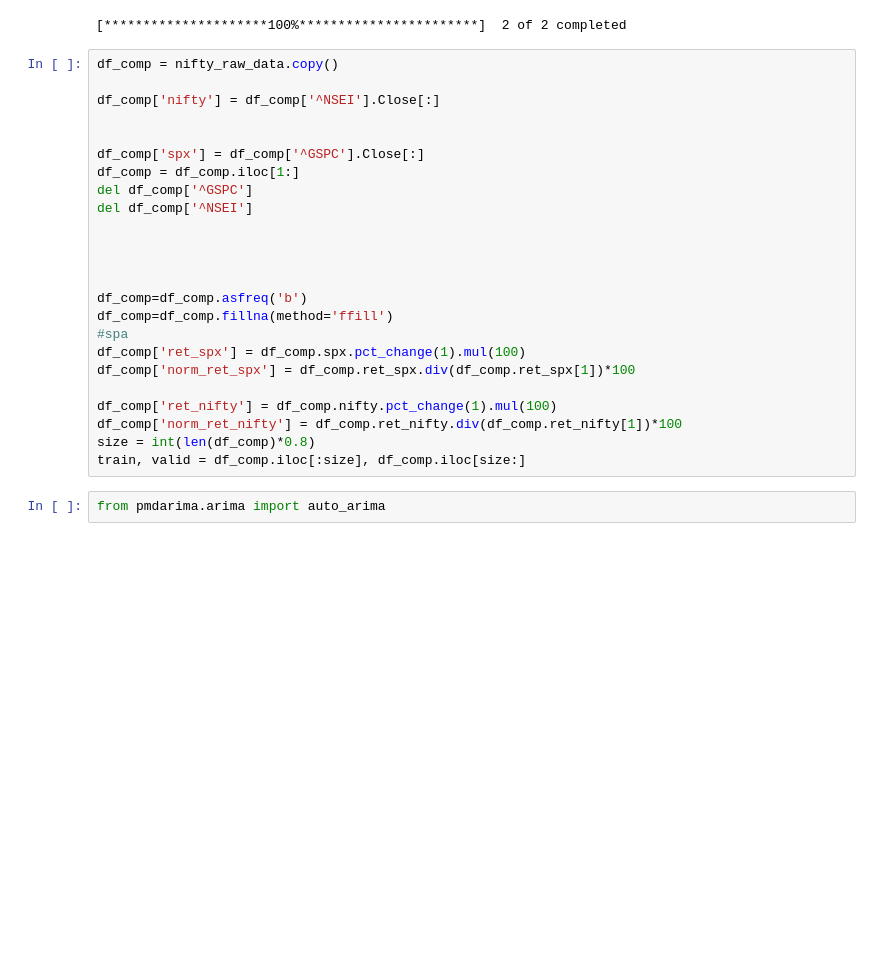
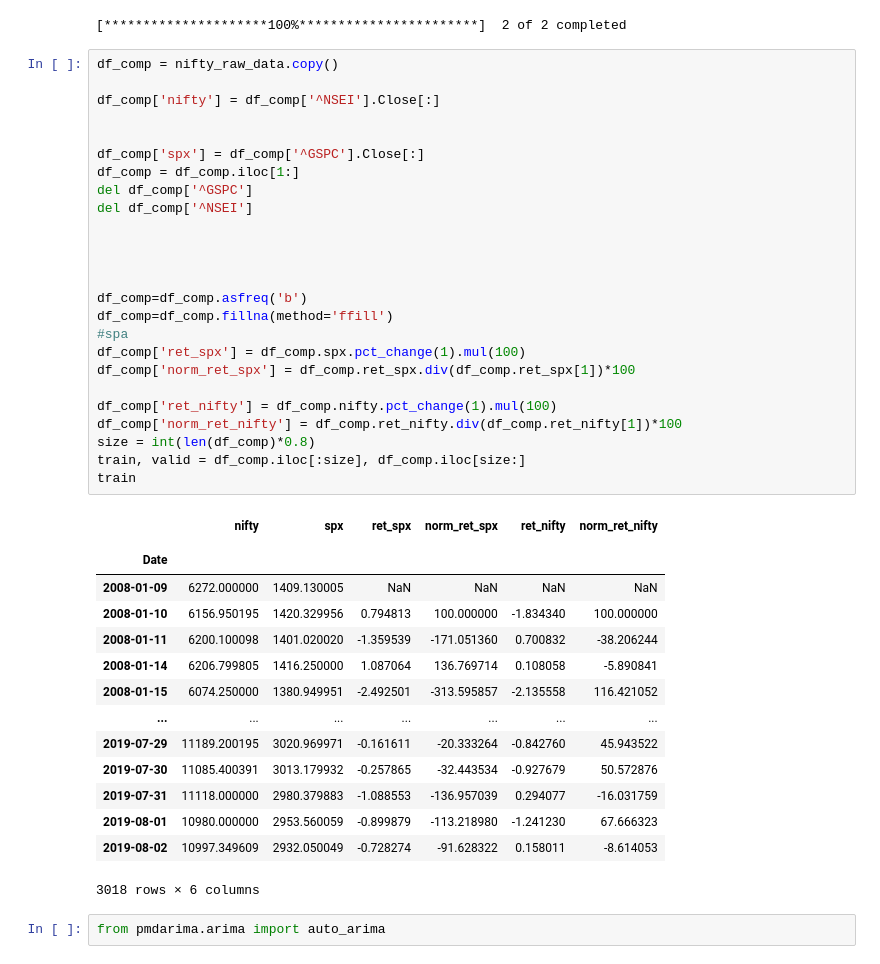
Before and after one commit to vvvipindsm/Interview, a Jupyter notebook: predcition_v1.ipynb, the cells around one changed output. Cells and saved outputs as stored; diff of their text form; blank space fills up the shorter version.

```diff
--- a/predcition_v1.ipynb
+++ b/predcition_v1.ipynb
@@ -43,27 +43,44 @@ nifty_raw_data = yfinance.download (tickers = "^NSEI ^GSPC", start = "2008-01-08
 # %%
 df_comp = nifty_raw_data.copy()
 
 df_comp['nifty'] = df_comp['^NSEI'].Close[:]
 
 
 df_comp['spx'] = df_comp['^GSPC'].Close[:]
 df_comp = df_comp.iloc[1:]
 del df_comp['^GSPC']
 del df_comp['^NSEI']
 
 
 
 
 df_comp=df_comp.asfreq('b')
 df_comp=df_comp.fillna(method='ffill')
 #spa
 df_comp['ret_spx'] = df_comp.spx.pct_change(1).mul(100)
 df_comp['norm_ret_spx'] = df_comp.ret_spx.div(df_comp.ret_spx[1])*100
 
 df_comp['ret_nifty'] = df_comp.nifty.pct_change(1).mul(100)
 df_comp['norm_ret_nifty'] = df_comp.ret_nifty.div(df_comp.ret_nifty[1])*100
 size = int(len(df_comp)*0.8)
 train, valid = df_comp.iloc[:size], df_comp.iloc[size:]
+train
+# %% [output]
+|  | nifty | spx | ret_spx | norm_ret_spx | ret_nifty | norm_ret_nifty |
+|  |  |  |  |  |  |  |
+| Date |  |  |  |  |  |  |
+| 2008-01-09 | 6272.000000 | 1409.130005 | NaN | NaN | NaN | NaN |
+| 2008-01-10 | 6156.950195 | 1420.329956 | 0.794813 | 100.000000 | -1.834340 | 100.000000 |
+| 2008-01-11 | 6200.100098 | 1401.020020 | -1.359539 | -171.051360 | 0.700832 | -38.206244 |
+| 2008-01-14 | 6206.799805 | 1416.250000 | 1.087064 | 136.769714 | 0.108058 | -5.890841 |
+| 2008-01-15 | 6074.250000 | 1380.949951 | -2.492501 | -313.595857 | -2.135558 | 116.421052 |
+| ... | ... | ... | ... | ... | ... | ... |
+| 2019-07-29 | 11189.200195 | 3020.969971 | -0.161611 | -20.333264 | -0.842760 | 45.943522 |
+| 2019-07-30 | 11085.400391 | 3013.179932 | -0.257865 | -32.443534 | -0.927679 | 50.572876 |
+| 2019-07-31 | 11118.000000 | 2980.379883 | -1.088553 | -136.957039 | 0.294077 | -16.031759 |
+| 2019-08-01 | 10980.000000 | 2953.560059 | -0.899879 | -113.218980 | -1.241230 | 67.666323 |
+| 2019-08-02 | 10997.349609 | 2932.050049 | -0.728274 | -91.628322 | 0.158011 | -8.614053 |
+3018 rows × 6 columns
 # %%
 from pmdarima.arima import auto_arima
 # %%
```
Also changed, not shown: parts of 10 cells of this notebook.
